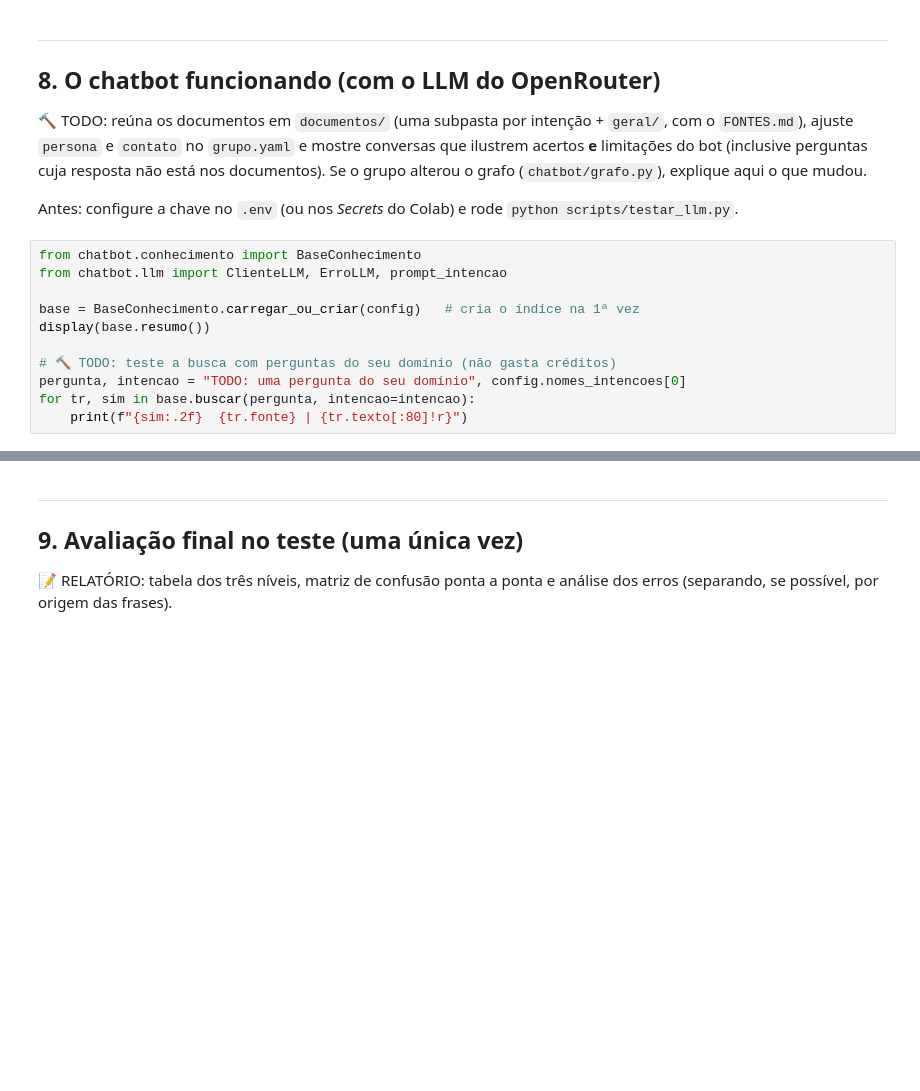
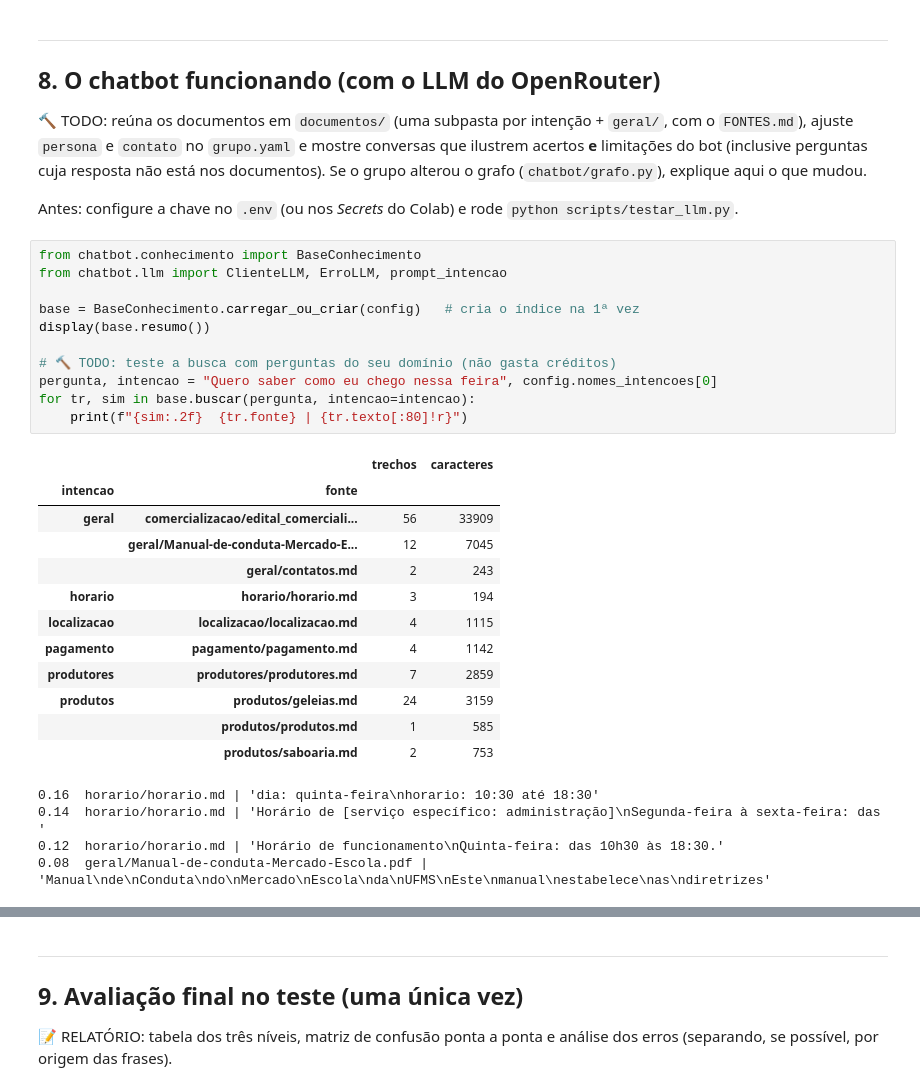
Before and after one commit to AbelardoOk/Chatbot-mercado-escola, a Jupyter notebook: notebooks/01_trabalho_grupo.ipynb, the cells around one changed output, grey strips where cells are left out. Cells and saved outputs as stored; diff of their text form; blank space fills up the shorter version.

Commit message:
Segunda rodada treinamento modelo

```diff
--- a/notebooks/01_trabalho_grupo.ipynb
+++ b/notebooks/01_trabalho_grupo.ipynb
@@ -404,14 +499,31 @@ Antes: configure a chave no `.env` (ou nos *Secrets* do Colab) e rode
 # %%
 from chatbot.conhecimento import BaseConhecimento
 from chatbot.llm import ClienteLLM, ErroLLM, prompt_intencao
 
 base = BaseConhecimento.carregar_ou_criar(config)   # cria o índice na 1ª vez
 display(base.resumo())
 
 # 🔨 TODO: teste a busca com perguntas do seu domínio (não gasta créditos)
-pergunta, intencao = "TODO: uma pergunta do seu domínio", config.nomes_intencoes[0]
+pergunta, intencao = "Quero saber como eu chego nessa feira", config.nomes_intencoes[0]
 for tr, sim in base.buscar(pergunta, intencao=intencao):
     print(f"{sim:.2f}  {tr.fonte} | {tr.texto[:80]!r}")
+# %% [output]
+|  |  | trechos | caracteres |
+| intencao | fonte |  |  |
+| geral | comercializacao/edital_comerciali... | 56 | 33909 |
+|  | geral/Manual-de-conduta-Mercado-E... | 12 | 7045 |
+|  | geral/contatos.md | 2 | 243 |
+| horario | horario/horario.md | 3 | 194 |
+| localizacao | localizacao/localizacao.md | 4 | 1115 |
+| pagamento | pagamento/pagamento.md | 4 | 1142 |
+| produtores | produtores/produtores.md | 7 | 2859 |
+| produtos | produtos/geleias.md | 24 | 3159 |
+|  | produtos/produtos.md | 1 | 585 |
+|  | produtos/saboaria.md | 2 | 753 |
+0.16  horario/horario.md | 'dia: quinta-feira\nhorario: 10:30 até 18:30'
+0.14  horario/horario.md | 'Horário de [serviço específico: administração]\nSegunda-feira à sexta-feira: das '
+0.12  horario/horario.md | 'Horário de funcionamento\nQuinta-feira: das 10h30 às 18:30.'
+0.08  geral/Manual-de-conduta-Mercado-Escola.pdf | 'Manual\nde\nConduta\ndo\nMercado\nEscola\nda\nUFMS\nEste\nmanual\nestabelece\nas\ndiretrizes'
 # %%
 # o prompt que o LLM recebe para essa pergunta
 for m in prompt_intencao(config, intencao, pergunta, trechos=base.buscar(pergunta, intencao=intencao)):
```
Also changed, not shown: parts of 8 cells of this notebook, 4 other files.
